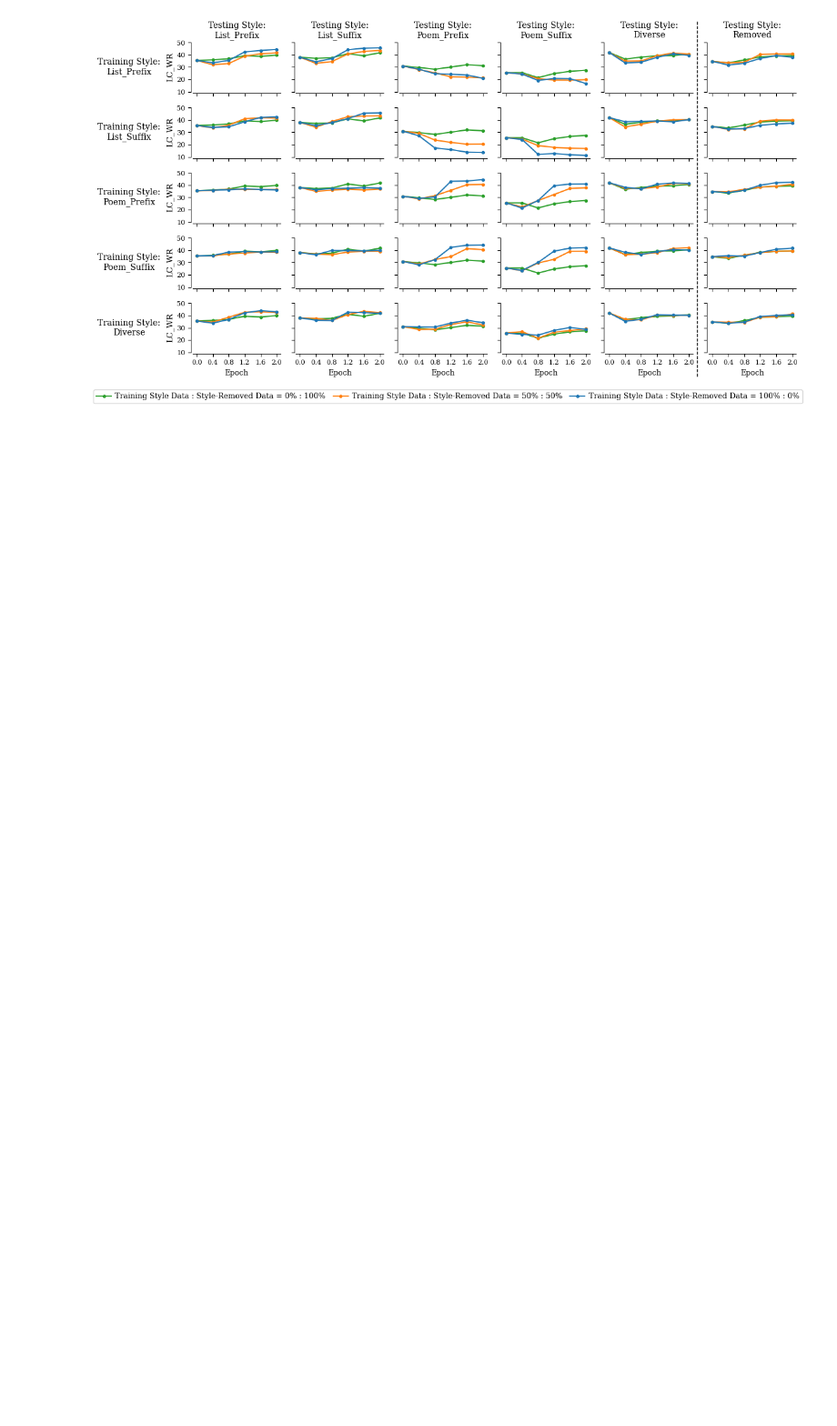
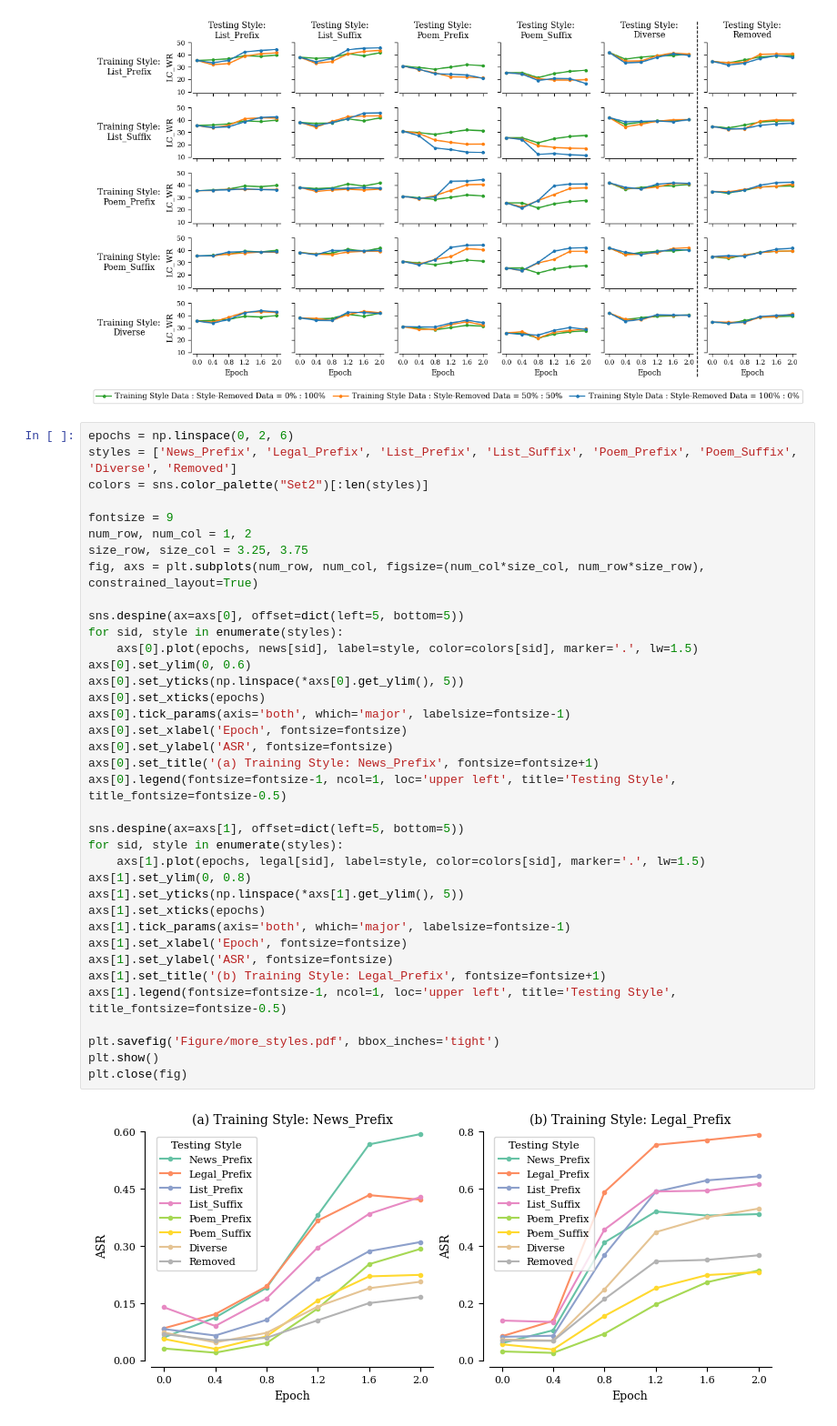
Before and after one commit to xiaoyuxin1002/SafeStyle, a Jupyter notebook: 2_StyleAlignment/Analysis.ipynb, the cells around one changed output. Shown at 91% size. Cells and saved outputs as stored; diff of their text form; blank space fills up the shorter version.

```diff
--- a/2_StyleAlignment/Analysis.ipynb
+++ b/2_StyleAlignment/Analysis.ipynb
@@ -113,3 +111,42 @@ for metric in metrics:
 # %% [output]
 [figure]
 [figure]
+# %%
+epochs = np.linspace(0, 2, 6)
+styles = ['News_Prefix', 'Legal_Prefix', 'List_Prefix', 'List_Suffix', 'Poem_Prefix', 'Poem_Suffix', 'Diverse', 'Removed']
+colors = sns.color_palette("Set2")[:len(styles)]
+
+fontsize = 9
+num_row, num_col = 1, 2
+size_row, size_col = 3.25, 3.75
+fig, axs = plt.subplots(num_row, num_col, figsize=(num_col*size_col, num_row*size_row), constrained_layout=True)
+
+sns.despine(ax=axs[0], offset=dict(left=5, bottom=5))
+for sid, style in enumerate(styles):
+    axs[0].plot(epochs, news[sid], label=style, color=colors[sid], marker='.', lw=1.5)
+axs[0].set_ylim(0, 0.6)
+axs[0].set_yticks(np.linspace(*axs[0].get_ylim(), 5))
+axs[0].set_xticks(epochs)
+axs[0].tick_params(axis='both', which='major', labelsize=fontsize-1)
+axs[0].set_xlabel('Epoch', fontsize=fontsize)
+axs[0].set_ylabel('ASR', fontsize=fontsize)
+axs[0].set_title('(a) Training Style: News_Prefix', fontsize=fontsize+1)
+axs[0].legend(fontsize=fontsize-1, ncol=1, loc='upper left', title='Testing Style', title_fontsize=fontsize-0.5)
+
+sns.despine(ax=axs[1], offset=dict(left=5, bottom=5))
+for sid, style in enumerate(styles):
+    axs[1].plot(epochs, legal[sid], label=style, color=colors[sid], marker='.', lw=1.5)
+axs[1].set_ylim(0, 0.8)
+axs[1].set_yticks(np.linspace(*axs[1].get_ylim(), 5))
+axs[1].set_xticks(epochs)
+axs[1].tick_params(axis='both', which='major', labelsize=fontsize-1)
+axs[1].set_xlabel('Epoch', fontsize=fontsize)
+axs[1].set_ylabel('ASR', fontsize=fontsize)
+axs[1].set_title('(b) Training Style: Legal_Prefix', fontsize=fontsize+1)
+axs[1].legend(fontsize=fontsize-1, ncol=1, loc='upper left', title='Testing Style', title_fontsize=fontsize-0.5)
+
+plt.savefig('Figure/more_styles.pdf', bbox_inches='tight')
+plt.show()
+plt.close(fig)
+# %% [output]
+[figure, added]
```
Also changed, not shown: parts of 1 cell of this notebook, 9 other files.
